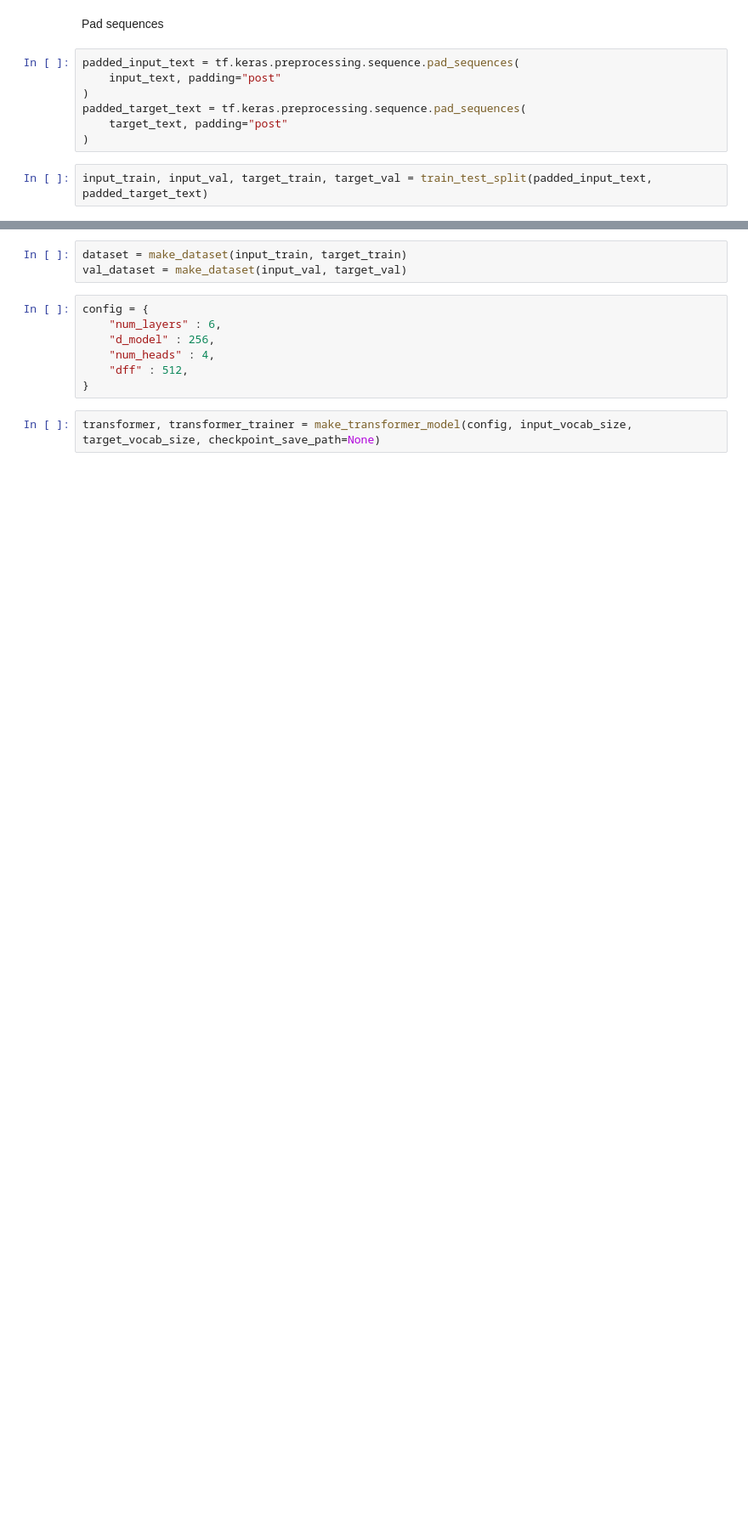
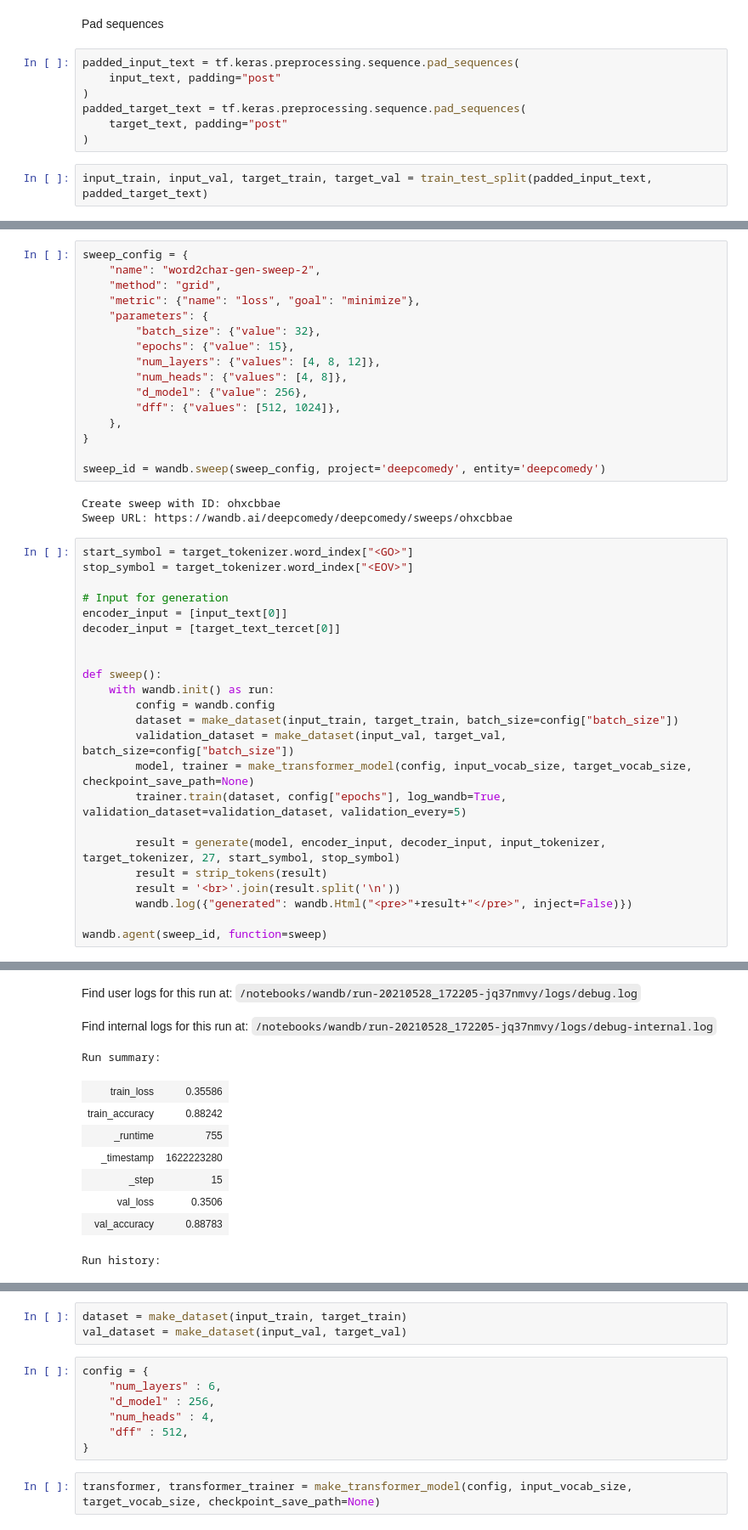
Before and after one commit to alessandropacielli/deepcomedy, a Jupyter notebook: Word2Char transformer generation-WORKING.ipynb, the cells around one changed output, grey strips where cells are left out. Shown at 85% size. Saved outputs shown, nothing was run; the diff lists cells and outputs as text; blank space fills up the shorter version.

Commit message:
Add generated text to sweep

```diff
--- a/Word2Char transformer generation-WORKING.ipynb
+++ b/Word2Char transformer generation-WORKING.ipynb
@@ -80,0 +97,43 @@ input_train, input_val, target_train, target_val = train_test_split(padded_input
+# %%
+sweep_config = {
+    "name": "word2char-gen-sweep-2",
+    "method": "grid",
+    "metric": {"name": "loss", "goal": "minimize"},
+    "parameters": {
+        "batch_size": {"value": 32},
+        "epochs": {"value": 15},
+        "num_layers": {"values": [4, 8, 12]},
+        "num_heads": {"values": [4, 8]},
+        "d_model": {"value": 256},
+        "dff": {"values": [512, 1024]},
+    },
+}
+
+sweep_id = wandb.sweep(sweep_config, project='deepcomedy', entity='deepcomedy')
+# %% [output]
+Create sweep with ID: ohxcbbae
+Sweep URL: https://wandb.ai/deepcomedy/deepcomedy/sweeps/ohxcbbae
+# %%
+start_symbol = target_tokenizer.word_index["<GO>"]
+stop_symbol = target_tokenizer.word_index["<EOV>"]
+
+# Input for generation
+encoder_input = [input_text[0]]
+decoder_input = [target_text_tercet[0]]
+
+
+def sweep():
+    with wandb.init() as run:
+        config = wandb.config
+        dataset = make_dataset(input_train, target_train, batch_size=config["batch_size"])
+        validation_dataset = make_dataset(input_val, target_val, batch_size=config["batch_size"])
+        model, trainer = make_transformer_model(config, input_vocab_size, target_vocab_size, checkpoint_save_path=None)
+        trainer.train(dataset, config["epochs"], log_wandb=True, validation_dataset=validation_dataset, validation_every=5)
+
+        result = generate(model, encoder_input, decoder_input, input_tokenizer, target_tokenizer, 27, start_symbol, stop_symbol)
+        result = strip_tokens(result)
+        result = '<br>'.join(result.split('\n'))
+        wandb.log({"generated": wandb.Html("<pre>"+result+"</pre>", inject=False)})
+
+wandb.agent(sweep_id, function=sweep)
+# %% [output]
@@ -80,0 +174,11 @@ input_train, input_val, target_train, target_val = train_test_split(padded_input
+Find user logs for this run at: /notebooks/wandb/run-20210528_172205-jq37nmvy/logs/debug.log
+Find internal logs for this run at: /notebooks/wandb/run-20210528_172205-jq37nmvy/logs/debug-internal.log
+Run summary:
+| train_loss | 0.35586 |
+| train_accuracy | 0.88242 |
+| _runtime | 755 |
+| _timestamp | 1622223280 |
+| _step | 15 |
+| val_loss | 0.3506 |
+| val_accuracy | 0.88783 |
+Run history:
```
Also changed, not shown: parts of 11 cells of this notebook.
